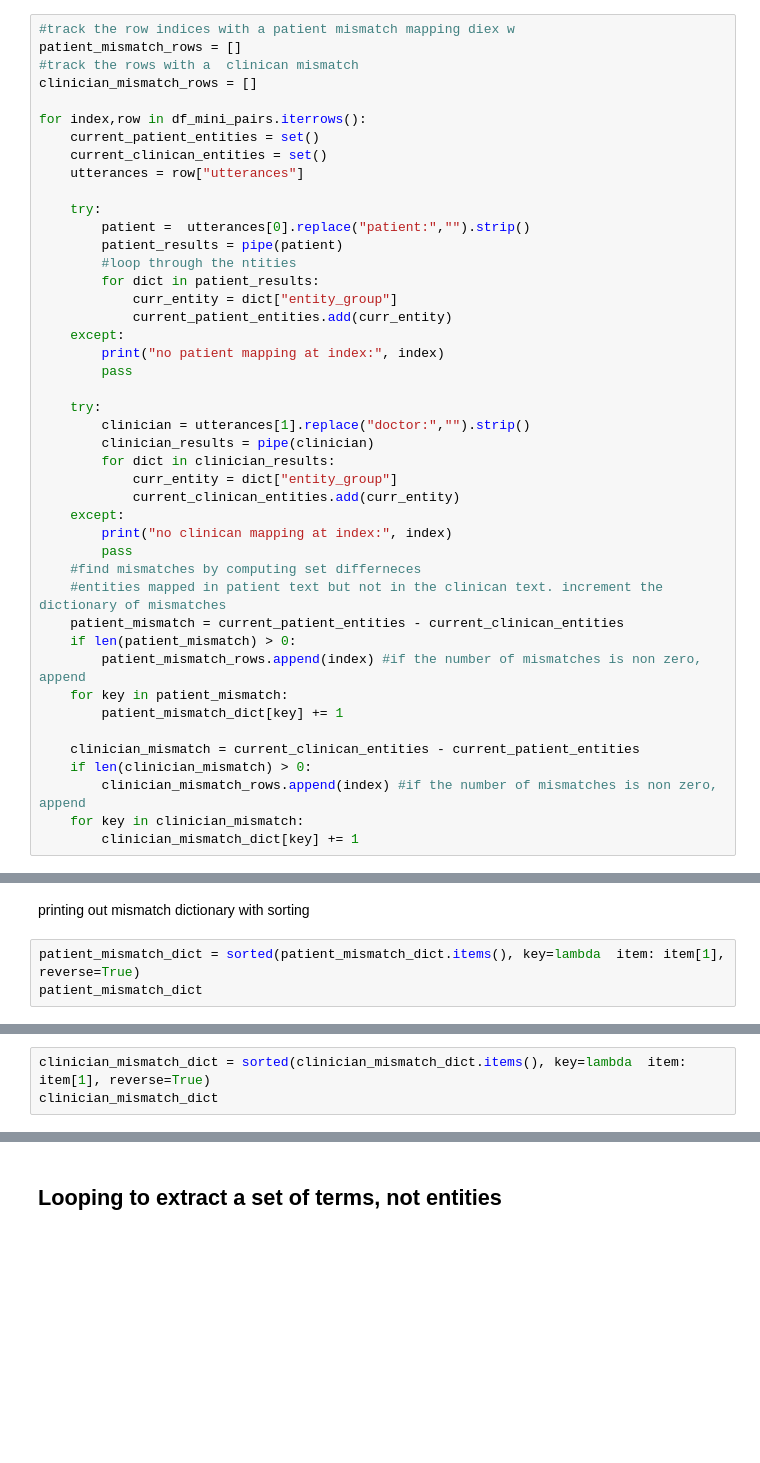
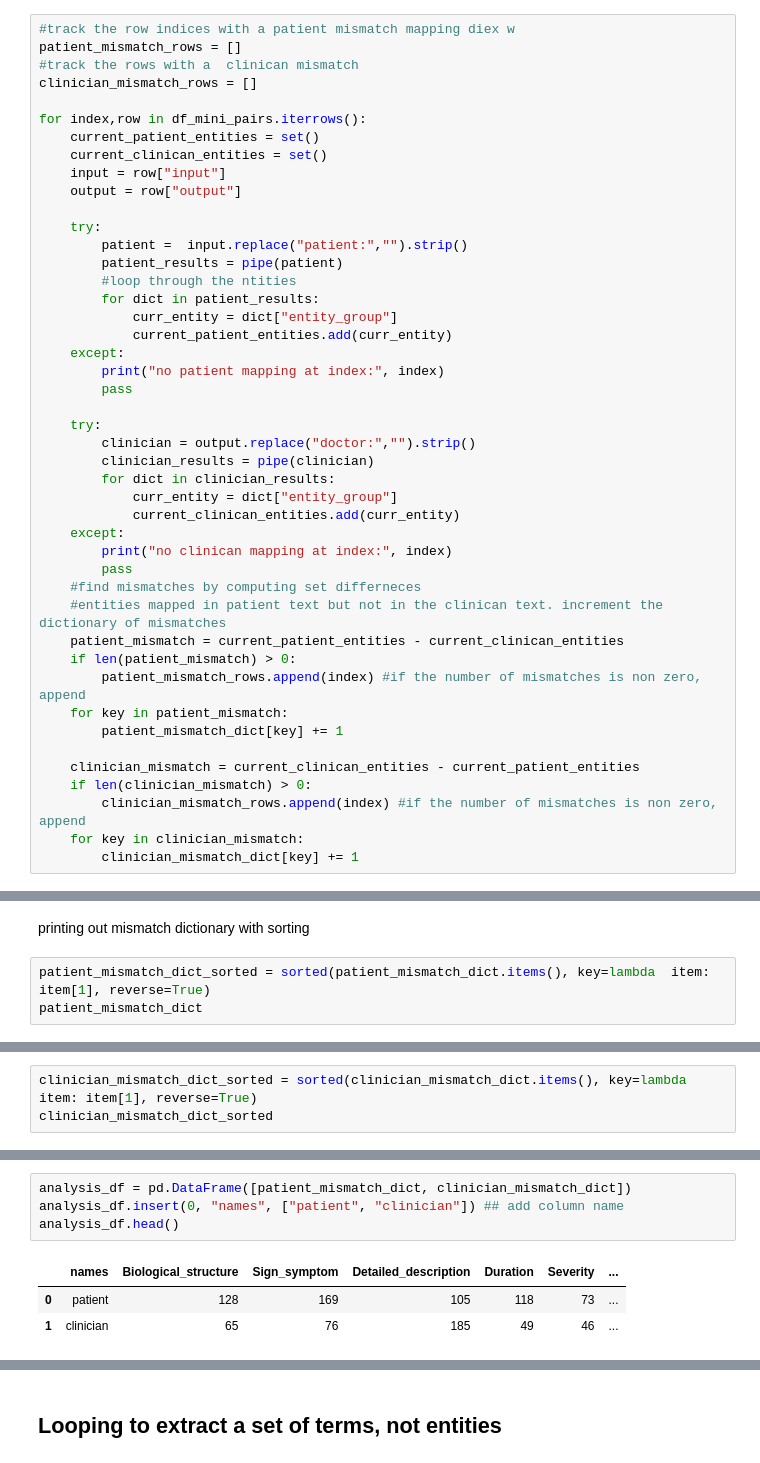
Before and after one commit to maxjing97/symbolic_Medical_NER_study, a Jupyter notebook: 1-prelim_data_processing_and_BERT_analysis.ipynb, the cells around one changed output, grey strips where cells are left out. Saved outputs shown, nothing was run; the diff lists cells and outputs as text; blank space fills up the shorter version.

```diff
--- a/1-prelim_data_processing_and_BERT_analysis.ipynb
+++ b/1-prelim_data_processing_and_BERT_analysis.ipynb
@@ -246,10 +353,11 @@ clinician_mismatch_rows = []
 for index,row in df_mini_pairs.iterrows():
     current_patient_entities = set()
     current_clinican_entities = set()
-    utterances = row["utterances"]
+    input = row["input"]
+    output = row["output"]
 
     try:
-        patient =  utterances[0].replace("patient:","").strip()
+        patient =  input.replace("patient:","").strip()
         patient_results = pipe(patient)
         #loop through the ntities
         for dict in patient_results:
@@ -260,7 +368,7 @@ for index,row in df_mini_pairs.iterrows():
         pass
 
     try:
-        clinician = utterances[1].replace("doctor:","").strip()
+        clinician = output.replace("doctor:","").strip()
         clinician_results = pipe(clinician)
         for dict in clinician_results:
             curr_entity = dict["entity_group"]
@@ -294,5 +408,5 @@ print("percent of rows with clinician data mismatches:", len(clinician_mismatch_
 # %% [markdown]
 printing out mismatch dictionary with sorting
 # %%
-patient_mismatch_dict = sorted(patient_mismatch_dict.items(), key=lambda  item: item[1], reverse=True)
+patient_mismatch_dict_sorted = sorted(patient_mismatch_dict.items(), key=lambda  item: item[1], reverse=True)
 patient_mismatch_dict
@@ -299,3 +431,3 @@ patient_mismatch_dict
 # %%
-clinician_mismatch_dict = sorted(clinician_mismatch_dict.items(), key=lambda  item: item[1], reverse=True)
-clinician_mismatch_dict
+clinician_mismatch_dict_sorted = sorted(clinician_mismatch_dict.items(), key=lambda  item: item[1], reverse=True)
+clinician_mismatch_dict_sorted
@@ -301,0 +454,8 @@ clinician_mismatch_dict
+# %%
+analysis_df = pd.DataFrame([patient_mismatch_dict, clinician_mismatch_dict])
+analysis_df.insert(0, "names", ["patient", "clinician"]) ## add column name
+analysis_df.head()
+# %% [output]
+|  | names | Biological_structure | Sign_symptom | Detailed_description | Duration | Severity | ... |
+| 0 | patient | 128 | 169 | 105 | 118 | 73 | ... |
+| 1 | clinician | 65 | 76 | 185 | 49 | 46 | ... |
```
Also changed, not shown: parts of 41 cells of this notebook, 3 other files.
